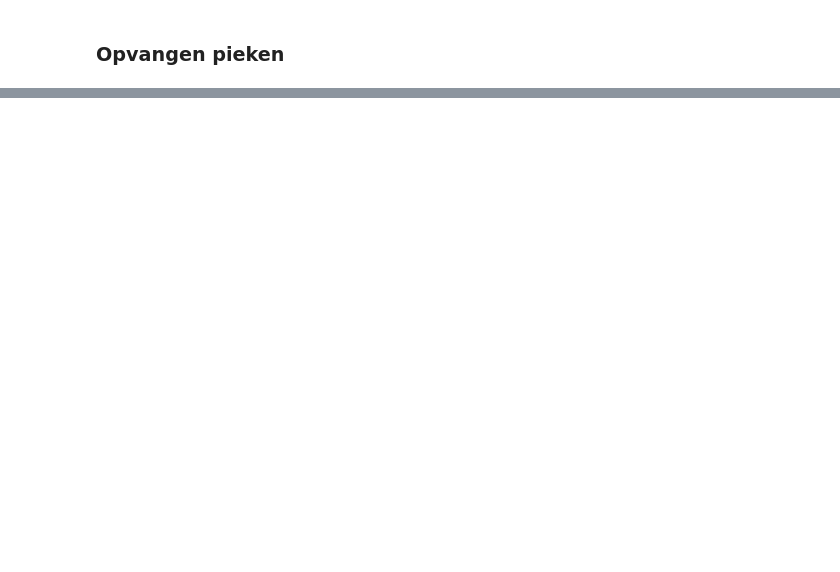
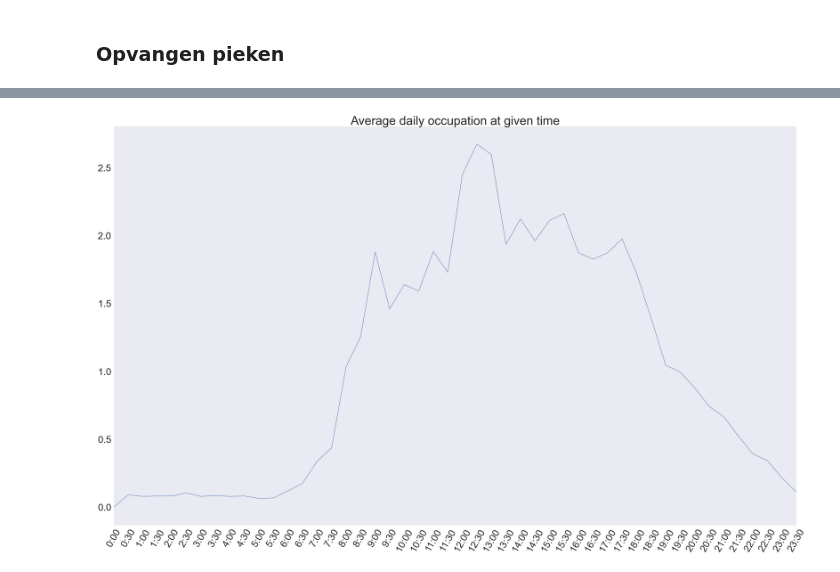
Before and after one commit to LucasVanWijk/Distributed-Processing-1, a Jupyter notebook: assignment_1/extended_analysis.ipynb, the cells around one changed output, grey strips where cells are left out. Cells and saved outputs as stored; diff of their text form; code cells hidden in the pictures; blank space fills up the shorter version.

```diff
--- a/assignment_1/extended_analysis.ipynb
+++ b/assignment_1/extended_analysis.ipynb
@@ -505,0 +520,12 @@ AttributeError: 'Timestamp' object has no attribute 'offsets'
+# %%
+#Plots the sum of all the bicycles that where occupied during a single (average) day
+dates_in_dataset = len(occupation_df["start_date"].unique())
+a = oc_df.sum() / dates_in_dataset
+a.plot(figsize=(50,30))
+plt.xticks(range(0,len(a.index)), a.index)
+plt.xticks(fontsize=40, rotation=60)
+plt.yticks(fontsize=40)
+plt.title("Average daily occupation at given time", fontsize=50)
+plt.show()
+# %% [output]
+[figure, added]
```
Also changed, not shown: parts of 11 cells of this notebook.
